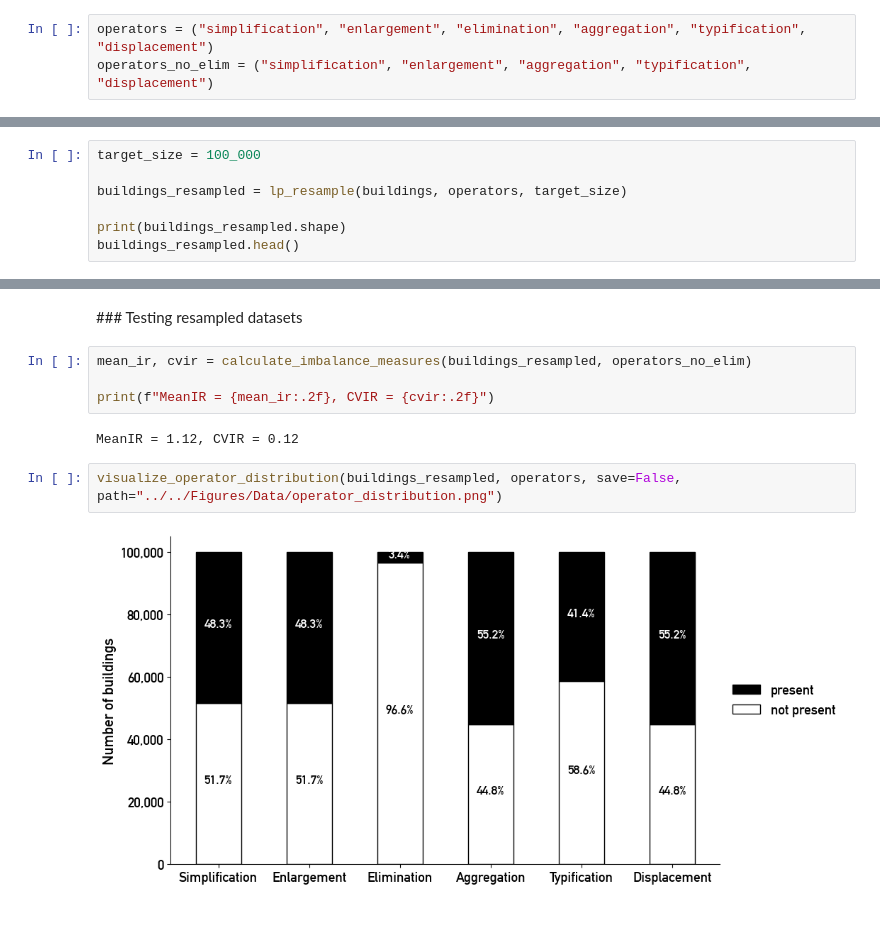
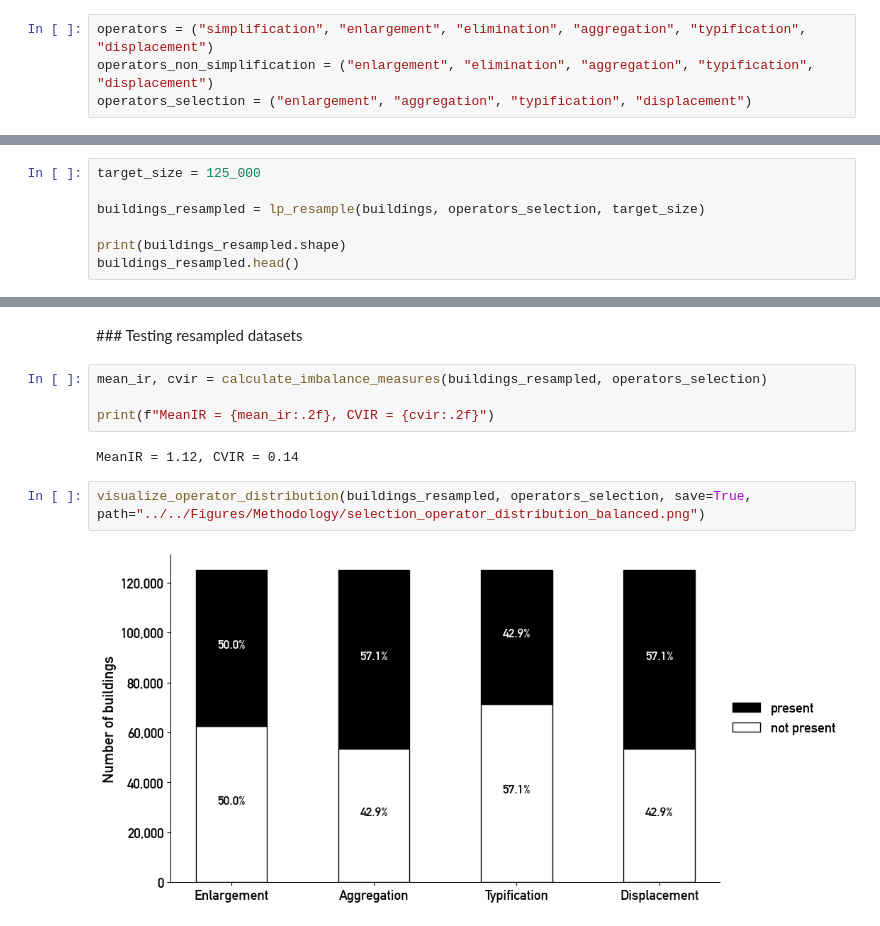
Before and after one commit to jorissenn/genops, a Jupyter notebook: 10_data_balancing.ipynb, the cells around one changed output, grey strips where cells are left out. Drawn from its saved outputs; the diff is of its cells as text.

```diff
--- a/10_data_balancing.ipynb
+++ b/10_data_balancing.ipynb
@@ -30,7 +30,8 @@ buildings = read_table_from_db_multiple_geoms(engine,
                                                                  "block_id"])
 # %%
 operators = ("simplification", "enlargement", "elimination", "aggregation", "typification", "displacement")
-operators_no_elim = ("simplification", "enlargement", "aggregation", "typification", "displacement")
+operators_non_simplification = ("enlargement", "elimination", "aggregation", "typification", "displacement")
+operators_selection = ("enlargement", "aggregation", "typification", "displacement")
 # %% [markdown]
 ### Operator distribution within the training dataset
 # %%
@@ -64,9 +59,9 @@ MeanIR = 2.22, CVIR = 0.66
 # %% [markdown]
 ### LP-Resampling
 # %%
-target_size = 100_000
+target_size = 125_000
 
-buildings_resampled = lp_resample(buildings, operators, target_size)
+buildings_resampled = lp_resample(buildings, operators_selection, target_size)
 
 print(buildings_resampled.shape)
 buildings_resampled.head()
@@ -81,12 +76,12 @@ buildings_resampled.head()
 # %% [markdown]
 ### Testing resampled datasets
 # %%
-mean_ir, cvir = calculate_imbalance_measures(buildings_resampled, operators_no_elim)
+mean_ir, cvir = calculate_imbalance_measures(buildings_resampled, operators_selection)
 
 print(f"MeanIR = {mean_ir:.2f}, CVIR = {cvir:.2f}")
 # %% [output]
-MeanIR = 1.12, CVIR = 0.12
+MeanIR = 1.12, CVIR = 0.14
 # %%
-visualize_operator_distribution(buildings_resampled, operators, save=False, path="../../Figures/Data/operator_distribution.png")
+visualize_operator_distribution(buildings_resampled, operators_selection, save=True, path="../../Figures/Methodology/selection_operator_distribution_balanced.png")
 # %% [output]
-[figure, old version]
+[figure, new version]
```
Also changed, not shown: parts of 9 cells of this notebook, 5 other files.
